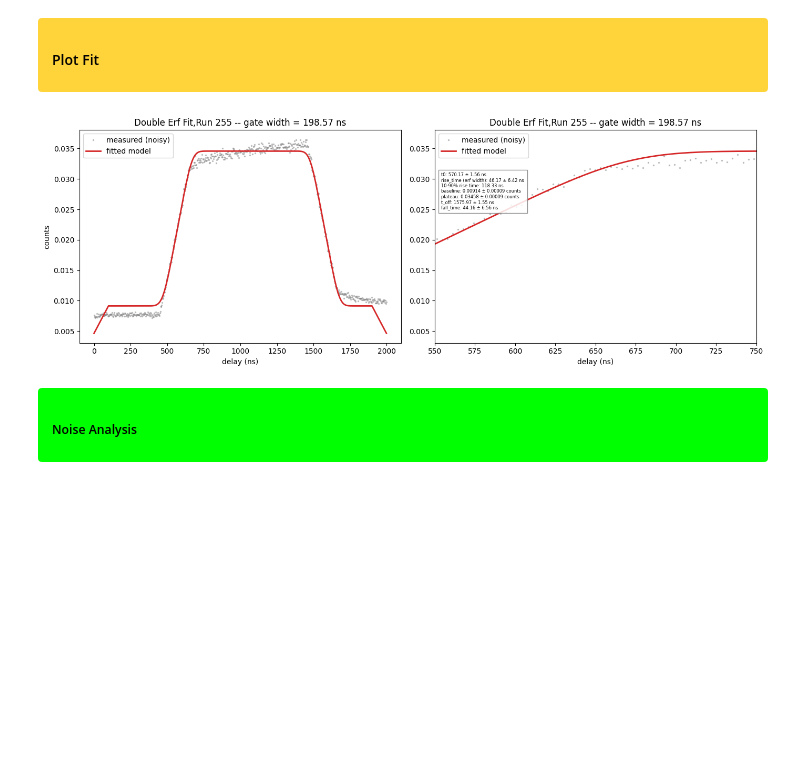
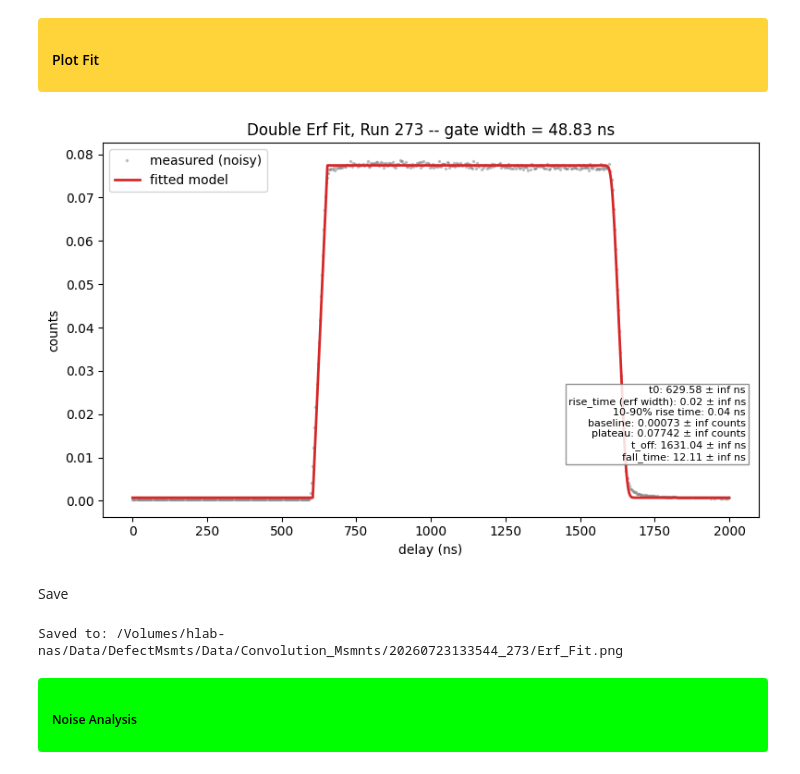
Before and after one commit to jeree-m/qick-dawg, a Jupyter notebook: jupyter_notebooks/Analysis_Macbook_Pro.ipynb, the cells around one changed output. Drawn from its saved outputs; the diff is of its cells as text; code cells hidden in the pictures; blank space fills up the shorter version.

```diff
--- a/jupyter_notebooks/Analysis_Macbook_Pro.ipynb
+++ b/jupyter_notebooks/Analysis_Macbook_Pro.ipynb
@@ -29,7 +29,7 @@ from collections import defaultdict
 </div>
 # %%
 base_dir = Path(r"/Volumes/hlab-nas/Data/DefectMsmts/Data/Convolution_Msmnts")
-spd_run_numbers = [238,239,243,246,255]  # 198-199 inclusive
+spd_run_numbers = [262,263,264,265,267,268,269,270,271,273]  # 198-199 inclusive
 spd_runs = {}
 for run_num in spd_run_numbers:
     matches = list(base_dir.glob(f"*_{run_num}"))
@@ -85,7 +71,7 @@ loaded run 255: 20260721153031_255
 <h4 style="color:black; margin:0;">Plot Raw Data</h4>
 </div>
 # %%
-run_num = 255
+run_num = 273
 t = spd_runs[run_num]["data"]["delays_ns"]
 counts_mean = spd_runs[run_num]["data"]["counts_mean"]
 gate_width = spd_runs[run_num]["metadata"]["gate_width_tns"]
@@ -124,56 +110,56 @@ def model_step_convolved(t, t0, rise_time, baseline, plateau, t_off, fall_time):
 </div>
 # %%
 p0 = [
-    t[len(t)//3],      # rough guess for t0 -- adjust if your rise isn't near 1/3 through
+    t[len(t)//3],
     20,
-    counts_mean[:20].mean(),   # baseline guess from the start of the sweep
-    counts_mean.max(),         # plateau guess
-    t[2*len(t)//3],    # rough guess for t_off
+    counts_mean[:20].mean(),
+    counts_mean.max(),
+    t[2*len(t)//3],
     20,
 ]
-
 
 dt = np.median(np.diff(t))
 kernel_len = max(1, int(round(gate_width / dt)))
 kernel = np.ones(kernel_len) / kernel_len
 popt, pcov = curve_fit(model_step_convolved, t, counts_mean, p0=p0)
 perr = np.sqrt(np.diag(pcov))
 
 fitted_curve = model_step_convolved(t, *popt)
 
-
-fig, ax = plt.subplots(1, 2, figsize=(14, 5))
-ax[0].plot(t, counts_mean, '.', color='gray', alpha=0.4, label='measured (noisy)', markersize=3)
-ax[0].plot(t, fitted_curve, color='tab:red', label='fitted model', linewidth=2)
-ax[0].legend(loc='upper left')
-ax[0].set_xlabel('delay (ns)')
-ax[0].set_ylabel('counts')
-ax[0].set_title(f'Double Erf Fit,Run {run_num} -- gate width = {gate_width:.2f} ns')
 t0_fit, rise_time_fit = popt[0], popt[1]
 rise_10_90_erf = 2.563 * rise_time_fit
+
+fig, ax = plt.subplots(figsize=(8, 5))
+ax.plot(t, counts_mean, '.', color='gray', alpha=0.4, label='measured (noisy)', markersize=3)
+ax.plot(t, fitted_curve, color='tab:red', label='fitted model', linewidth=2)
+ax.legend(loc='upper left')
+ax.set_xlabel('delay (ns)')
+ax.set_ylabel('counts')
+ax.set_title(f'Double Erf Fit, Run {run_num} -- gate width = {gate_width:.2f} ns')
 
 stats_text = (f"t0: {popt[0]:.2f} ± {perr[0]:.2f} ns\n"
               f"rise_time (erf width): {popt[1]:.2f} ± {perr[1]:.2f} ns\n"
               f"10-90% rise time: {rise_10_90_erf:.2f} ns\n"
               f"baseline: {popt[2]:.5f} ± {perr[2]:.5f} counts\n"
               f"plateau: {popt[3]:.5f} ± {perr[3]:.5f} counts\n"
               f"t_off: {popt[4]:.2f} ± {perr[4]:.2f} ns\n"
               f"fall_time: {popt[5]:.2f} ± {perr[5]:.2f} ns")
-ax[1].text(0.02, 0.80, stats_text, transform=ax[1].transAxes,
-           ha='left', va='top', fontsize=6,
-           bbox=dict(facecolor='white', edgecolor='gray', alpha=0.85))
-
-ax[1].plot(t, counts_mean, '.', color='gray', alpha=0.4, label='measured (noisy)', markersize=3)
-ax[1].plot(t, fitted_curve, color='tab:red', label='fitted model', linewidth=2)
-ax[1].set_xlim(550, 750)
-ax[1].legend()
-ax[1].set_xlabel('delay (ns)')
-ax[1].set_title(f'Double Erf Fit,Run {run_num} -- gate width = {gate_width:.2f} ns')
+ax.text(0.98, 0.35, stats_text, transform=ax.transAxes,
+        ha='right', va='top', fontsize=8,
+        bbox=dict(facecolor='white', edgecolor='gray', alpha=0.85, pad=2))
 
 plt.tight_layout()
 plt.show()
 # %% [output]
-[figure, old version]
+[figure, new version]
+# %% [markdown]
+Save
+# %%
+save_dir = spd_runs[run_num]["folder"]
+fig.savefig(save_dir / "SNR.png", dpi=150, bbox_inches='tight')
+print(f"Saved to: {save_dir / 'Erf_Fit.png'}")
+# %% [output]
+Saved to: /Volumes/hlab-nas/Data/DefectMsmts/Data/Convolution_Msmnts/20260723133544_273/Erf_Fit.png
 # %% [markdown]
 <div style="background-color:#00FF00; padding:8px 14px; border-radius:4px;">
 <h5 style="color:black; margin:0;">Noise Analysis</h5>
```
Also changed, not shown: parts of 13 cells of this notebook.
